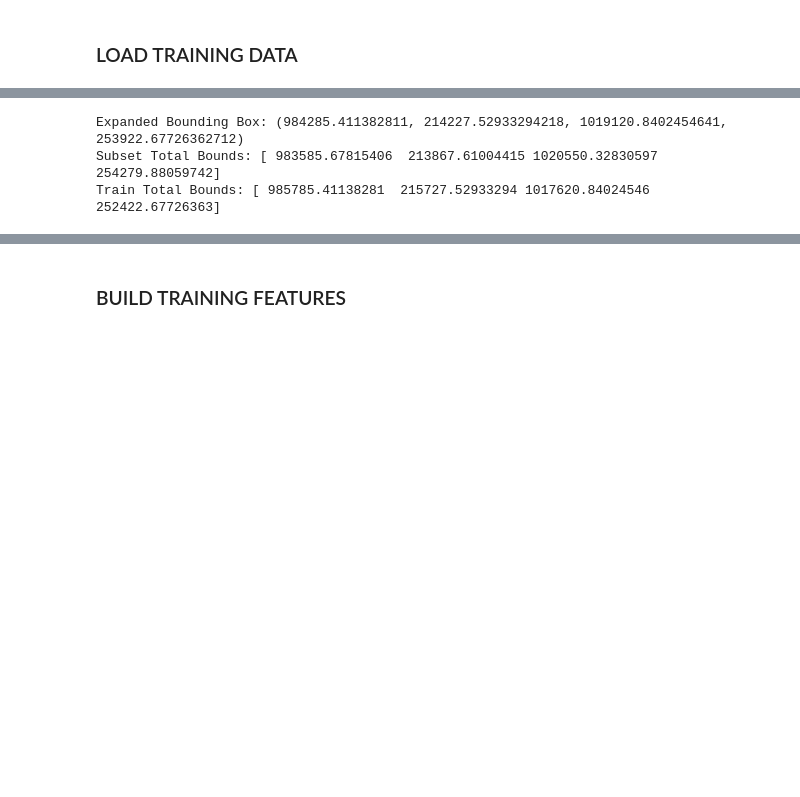
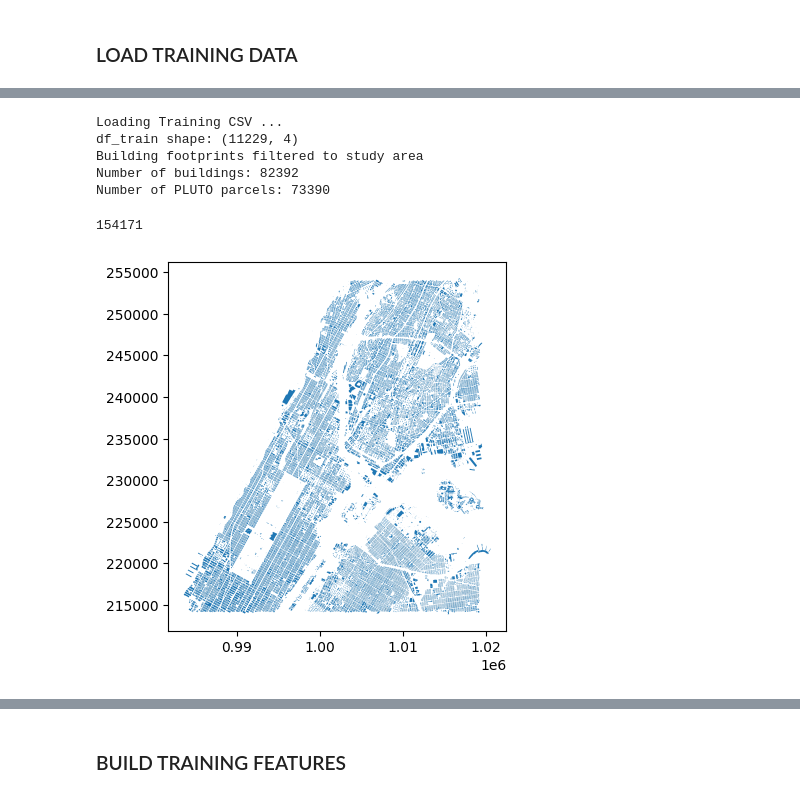
Before and after one commit to MegaKruk/uhi-ai-challenge-2025, a Jupyter notebook: UHI_Model.ipynb, the cells around one changed output, grey strips where cells are left out. Cells and saved outputs as stored; diff of their text form; code cells hidden in the pictures; blank space fills up the shorter version.

```diff
--- a/UHI_Model.ipynb
+++ b/UHI_Model.ipynb
@@ -554,30 +1156,43 @@ df_train shape: (11229, 4)
-# %%
-import geopandas as gpd
-from shapely.geometry import box
-
-# 1. Extract the total bounds of gdf_train
-minx_train, miny_train, maxx_train, maxy_train = gdf_train.total_bounds
-
-# 2. Define a buffer in the same units as your CRS (here, meters)
-buffer = 1500  # adjust this value if you need a slightly larger or smaller margin
-
-# 3. Create an expanded bounding box
-expanded_bbox = box(minx_train - buffer,
-                    miny_train - buffer,
-                    maxx_train + buffer,
-                    maxy_train + buffer)
-
-# Optional: If you want to see the coordinates of the expanded bounding box:
-print("Expanded Bounding Box:", expanded_bbox.bounds)
-
-# 4. Create a sub-dataframe from gdf_buildings 1GB that only contains features intersecting the expanded bbox
-gdf_buildings = gdf_buildings[gdf_buildings.geometry.intersects(expanded_bbox)]
-gdf_buildings['centroid'] = gdf_buildings.geometry.centroid
-
-# Check the total bounds of the new subset
-print("Subset Total Bounds:", gdf_buildings.total_bounds)
-print("Train Total Bounds:", gdf_train.total_bounds)
-# %% [output]
-Expanded Bounding Box: (984285.411382811, 214227.52933294218, 1019120.8402454641, 253922.67726362712)
-Subset Total Bounds: [ 983585.67815406  213867.61004415 1020550.32830597  254279.88059742]
-Train Total Bounds: [ 985785.41138281  215727.52933294 1017620.84024546  252422.67726363]
+# %%
+print("Loading Training CSV ...")
+df_train = pd.read_csv("./data/Training_data_uhi_index_UHI2025-v2.csv")
+print("df_train shape:", df_train.shape)
+
+gdf_train = gpd.GeoDataFrame(
+    df_train,
+    geometry=[Point(lon, lat) for lon, lat in zip(df_train["Longitude"], df_train["Latitude"])],
+    crs="EPSG:4326"
+).to_crs("EPSG:2263")
+
+# Extract bounds and create a spatial subset for buildings
+minx_train, miny_train, maxx_train, maxy_train = gdf_train.total_bounds
+buffer = 1500  # Buffer for the bounding box
+expanded_bbox = shapely.geometry.box(minx_train - buffer,
+                    miny_train - buffer,
+                    maxx_train + buffer,
+                    maxy_train + buffer)
+
+# Create a sub-dataframe from gdf_buildings that only contains features in the study area
+gdf_buildings = gdf_buildings[gdf_buildings.geometry.intersects(expanded_bbox)]
+gdf_buildings['centroid'] = gdf_buildings.geometry.centroid
+
+# Also filter PLUTO data to study area to improve performance
+gdf_pluto = gdf_pluto[gdf_pluto.geometry.intersects(expanded_bbox)]
+
+print("Building footprints filtered to study area")
+print(f"Number of buildings: {len(gdf_buildings)}")
+print(f"Number of PLUTO parcels: {len(gdf_pluto)}")
+# %% [output]
+Loading Training CSV ...
+df_train shape: (11229, 4)
+Building footprints filtered to study area
+Number of buildings: 82392
+Number of PLUTO parcels: 73390
+# %%
+if SHOW_PLOTS:
+    overlay_df = gpd.overlay(gdf_buildings, gdf_pluto, how="intersection")
+    print(len(overlay_df))
+    overlay_df.plot()
+# %% [output]
+154171
+[figure, added]
```
Also changed, not shown: parts of 80 cells of this notebook.
